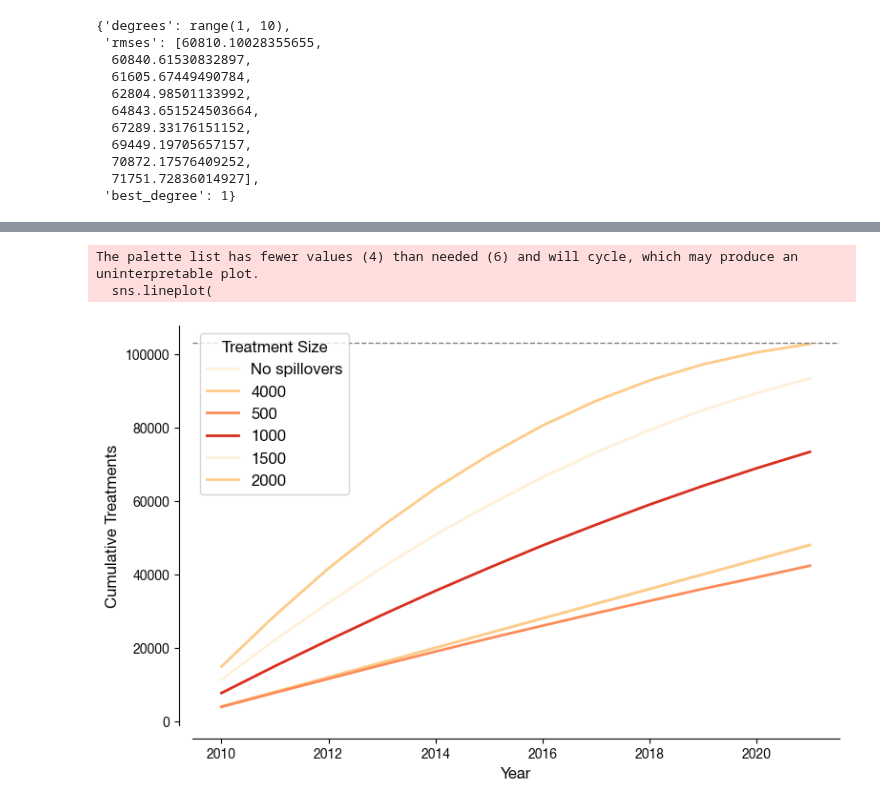
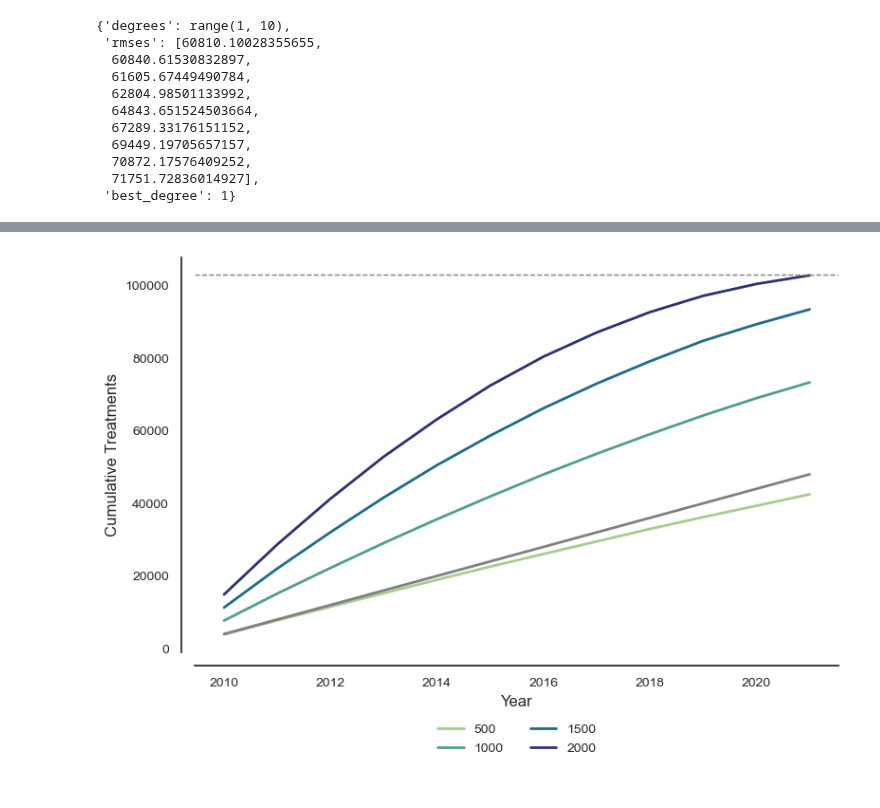
Before and after one commit to echolab-stanford/prescribed_fires, a Jupyter notebook: analysis/simulation_replication.ipynb, the cells around one changed output, grey strips where cells are left out. Saved outputs shown, nothing was run; the diff lists cells and outputs as text; code cells hidden in the pictures.

```diff
--- a/analysis/simulation_replication.ipynb
+++ b/analysis/simulation_replication.ipynb
@@ -1482,4 +1737,7 @@ ax.axhline(
 # %%
+# Set theme none for this plot
+sns.set_theme(style="white")
+
 no_spill = pd.DataFrame(
     {
         "year": np.arange(2010, 2022),
@@ -1488,44 +1746,50 @@ no_spill = pd.DataFrame(
     }
 )
 
-dfs = pd.concat([no_spill, dfs], ignore_index=True)
 
 fig, ax = plt.subplots(figsize=(8, 5))
 
 sns.lineplot(
     data=dfs,
     x="year",
     y="size",
     hue="treat_size",
-    palette=[
-        "#fef0d9",
-        "#fdcc8a",
-        "#fc8d59",
-        "#d7301f",
-    ],
+    palette="crest",
     ax=ax,
     linewidth=2,
+)
+
+
+sns.lineplot(
+    data=no_spill, x="year", y="size", color="gray", linewidth=2, ax=ax
 )
 
 # Add a horizontal line at y=1000
 plt.axhline(y=103000, color="gray", linestyle="--", linewidth=1)
 plt.legend(title="Treatment Size", loc="upper left")
 plt.tight_layout()
+
+# Move legend to the bottom of the plot outside the plotting area
+ax.legend(
+    loc="upper center",
+    bbox_to_anchor=(0.5, -0.15),
+    ncol=2,
+    fontsize=10,
+    frameon=False,
+)
 
 template_plots(
     ax,
     xlab="Year",
     ylab="Cumulative Treatments",
 )
 
 # Save the plot
 plt.savefig(
-    "../figs/cumulative_treatments.png",
+    "../figs/cumulative_treatments.pdf",
     bbox_inches="tight",
     dpi=400,
     transparent=True,
 )
 # %% [output]
-The palette list has fewer values (4) than needed (6) and will cycle, which may produce an uninterpretable plot.
-  sns.lineplot(
-[figure, old version]
+[figure, new version]
```
Also changed, not shown: parts of 37 cells of this notebook, 2 other files.
